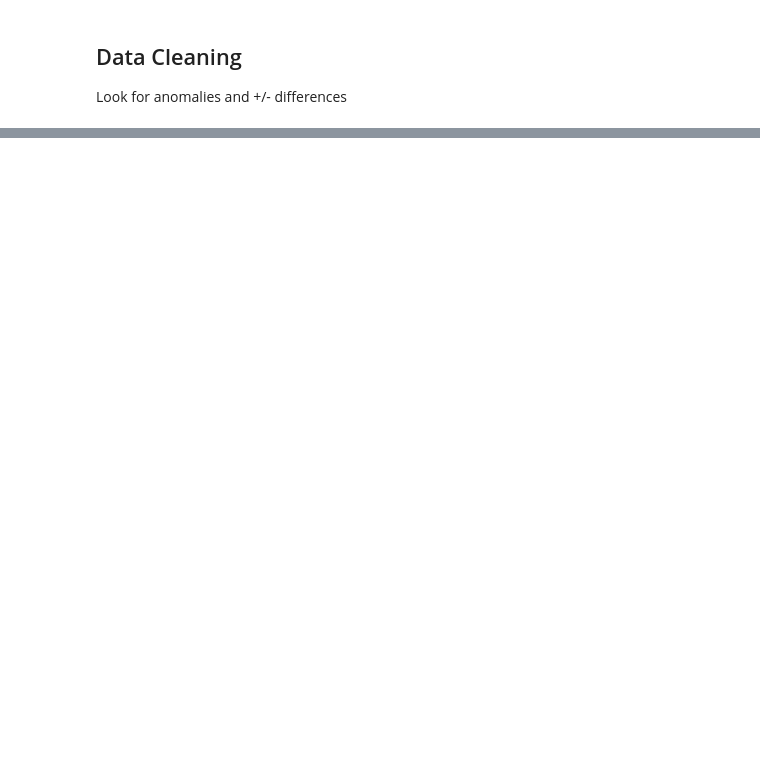
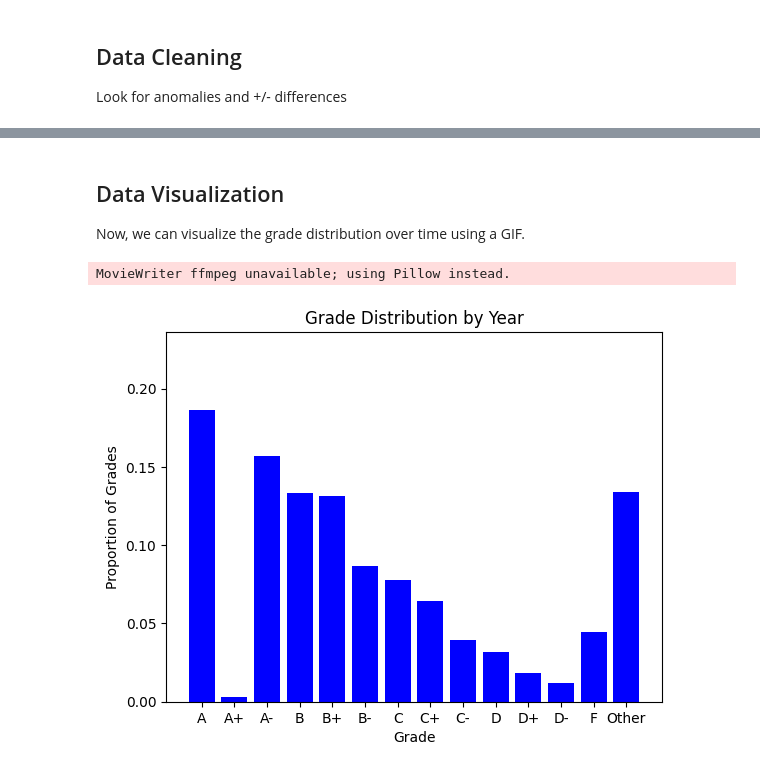
Before and after one commit to IanC04/Grade_Analysis, a Jupyter notebook: Grade Inflation.ipynb, the cells around one changed output, grey strips where cells are left out. Saved outputs shown, nothing was run; the diff lists cells and outputs as text; code cells hidden in the pictures; blank space fills up the shorter version.

```diff
--- a/Grade Inflation.ipynb
+++ b/Grade Inflation.ipynb
@@ -46,0 +52,25 @@ data.describe()
+# %% [markdown]
+## Data Visualization
+Now, we can visualize the grade distribution over time using a GIF.
+# %%
+index = 0
+n_frames = data['Year'].nunique()
+plots = [data[data['Year'] == year]['Letter Grade'].value_counts(normalize=True).sort_index() for
+         year in data['Year'].unique()]
+
+
+# function takes frame as an input
+def animation(plot):
+    plt.bar(plot.index, plot.values, color='blue')
+
+
+plt.ylim(top=max([plot.max() for plot in plots]) + 0.05)
+plt.xlabel('Grade')
+plt.ylabel('Proportion of Grades')
+plt.title('Grade Distribution by Year')
+anim = FuncAnimation(plt.gcf(), animation, frames=plots, interval=120)
+anim.save('grades_through_time.gif')
+plt.show()
+# %% [output]
+MovieWriter ffmpeg unavailable; using Pillow instead.
+[figure, added]
```
Also changed, not shown: parts of 5 cells of this notebook, 2 other files.
